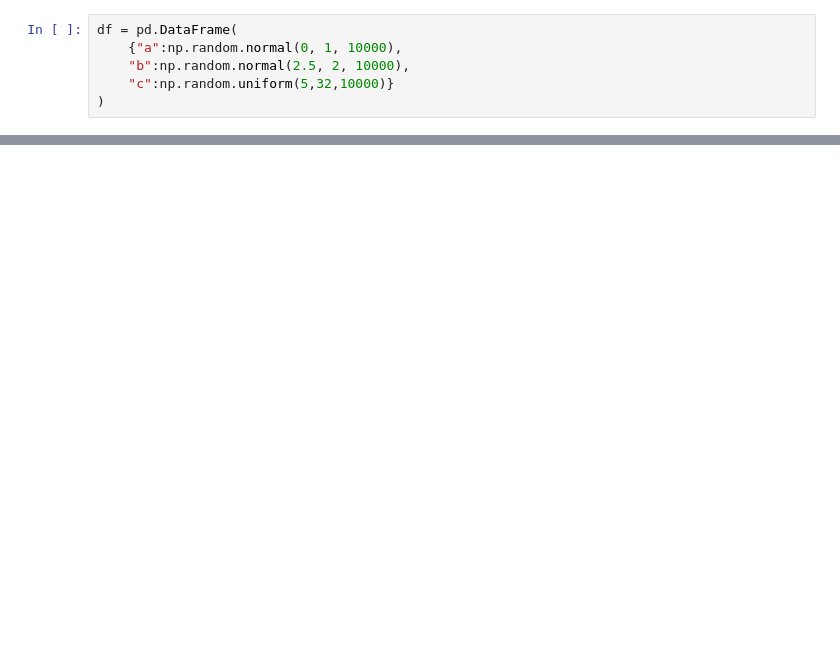
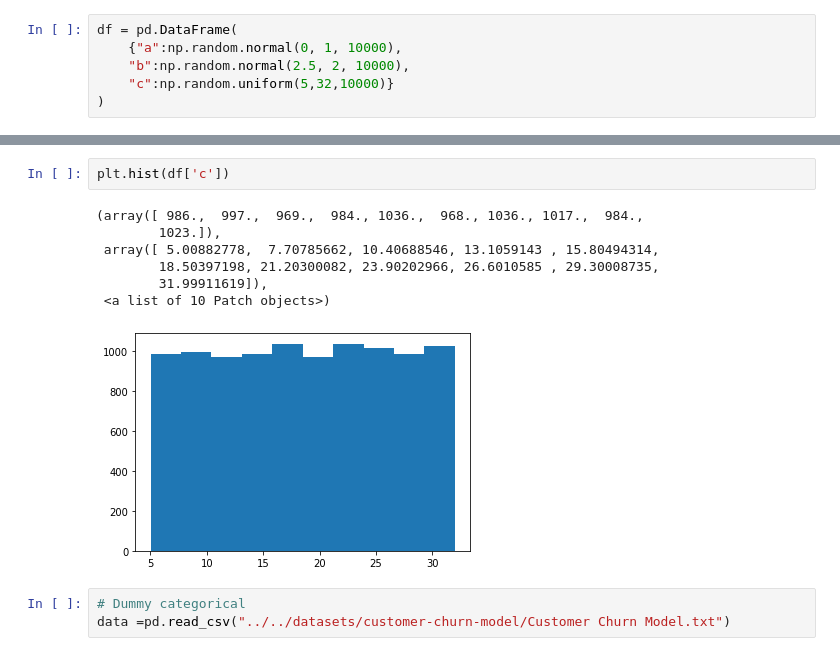
Before and after one commit to afoone/pruebas_ml_python, a Jupyter notebook: notebooks/mios/11. Dummy Datasets.ipynb, the cells around one changed output, grey strips where cells are left out. Saved outputs shown, nothing was run; the diff lists cells and outputs as text; blank space fills up the shorter version.

Commit message:
dummy datasets

```diff
--- a/notebooks/mios/11. Dummy Datasets.ipynb
+++ b/notebooks/mios/11. Dummy Datasets.ipynb
@@ -30,0 +42,13 @@ df.describe()
+# %%
+plt.hist(df['c'])
+# %% [output]
+(array([ 986.,  997.,  969.,  984., 1036.,  968., 1036., 1017.,  984.,
+        1023.]),
+ array([ 5.00882778,  7.70785662, 10.40688546, 13.1059143 , 15.80494314,
+        18.50397198, 21.20300082, 23.90202966, 26.6010585 , 29.30008735,
+        31.99911619]),
+ <a list of 10 Patch objects>)
+[figure, added]
+# %%
+# Dummy categorical
+data =pd.read_csv("../../datasets/customer-churn-model/Customer Churn Model.txt")
```
Also changed, not shown: parts of 19 cells of this notebook.
